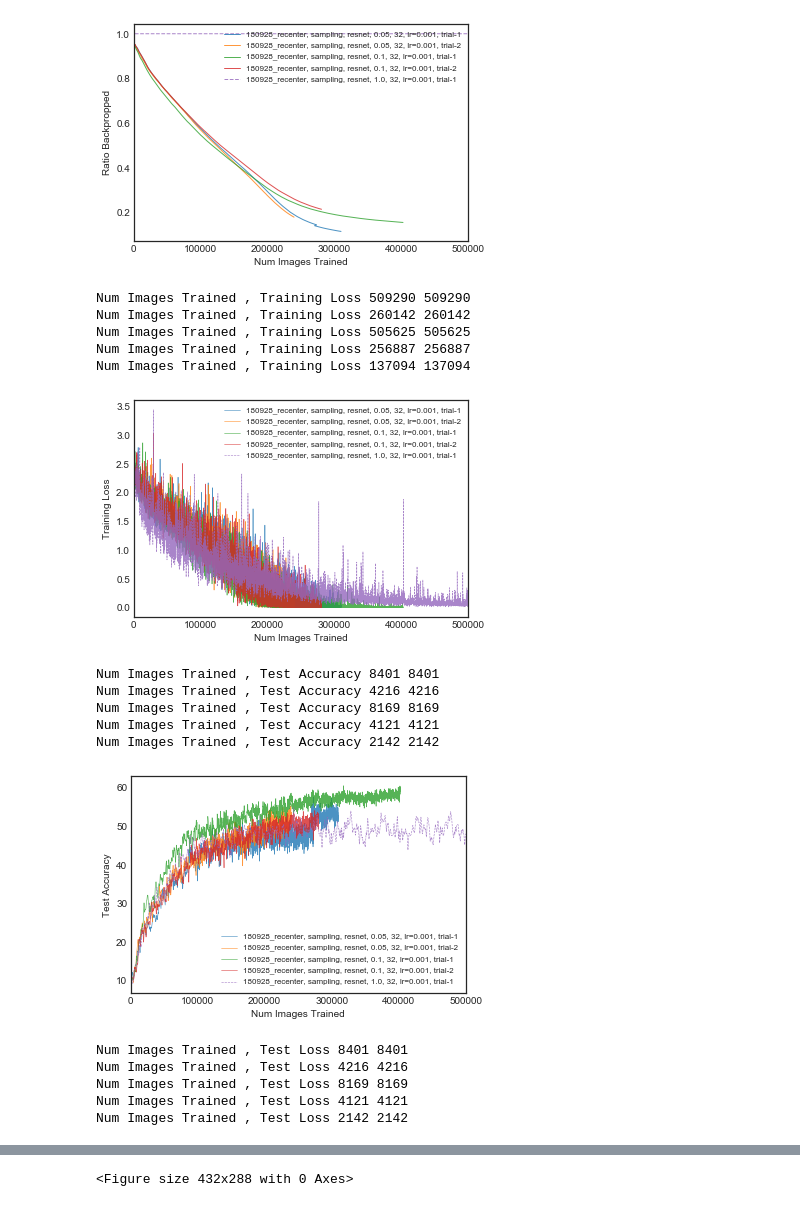
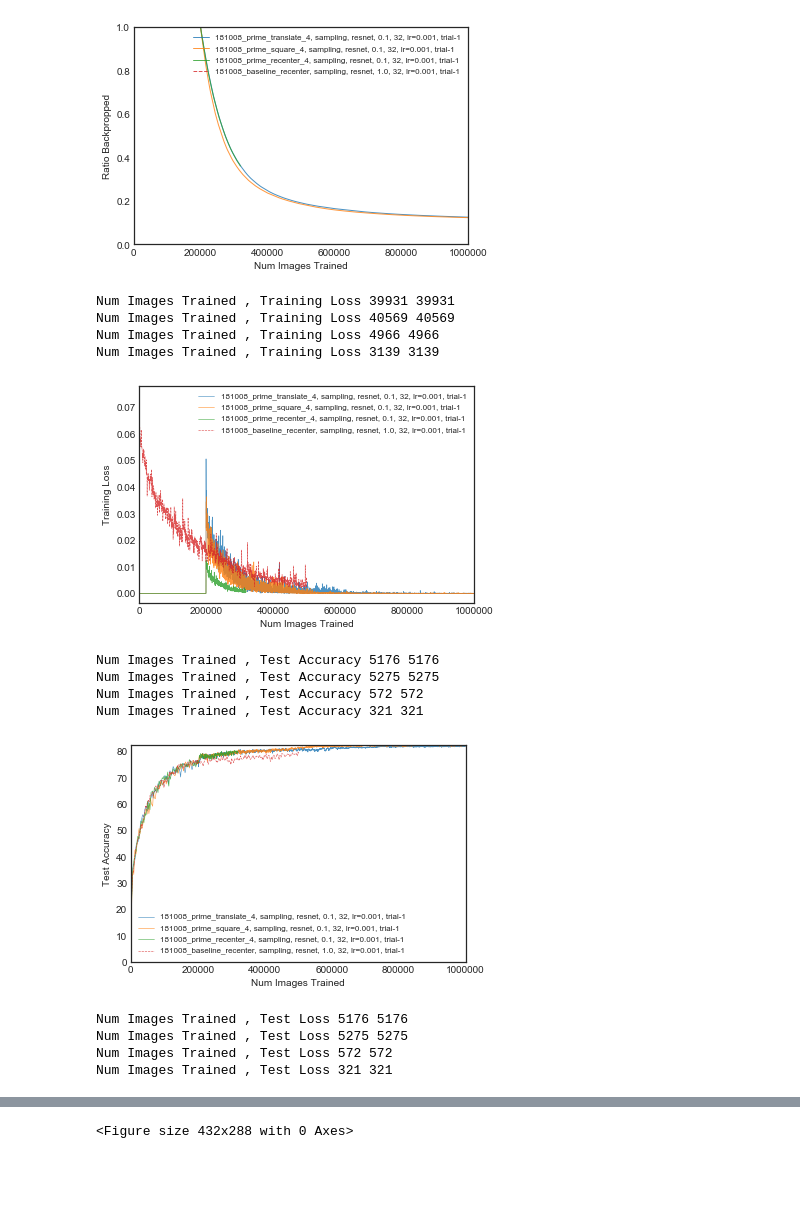
Before and after one commit to angelajiang/bias-in-datasets, a Jupyter notebook: active_learning/ipython/Attribution of Accuracy.ipynb, the cells around one changed output, grey strips where cells are left out. Cells and saved outputs as stored; diff of their text form; code cells hidden in the pictures; blank space fills up the shorter version.

```diff
--- a/active_learning/ipython/Attribution of Accuracy.ipynb
+++ b/active_learning/ipython/Attribution of Accuracy.ipynb
@@ -78,6 +78,8 @@ def parser_for(filename):
         return parse_line_v1
     if version == "v2":
         return parse_line_v2
+    if version == "v3":
+        return parse_line_v2
     else:
         Exception("Version cannot be {}".format(version))
 
@@ -240,12 +242,17 @@ def plot_experiments(experiment_names, experiments_dir, plot_dir, lrs=None, nets
     plot(test_num_backprops_by_config, test_losses_by_config, "Num Images Trained", "Test Loss", plot_dir, smoothing, lw=0.6)
 # %%
 plot_home_dir = "../plots"
-
-experiment_names = ["180928_recenter"]
 experiment_dir = "../data/output/cifar10/"
-plot_dir = "{}/181004_attribution/recenter".format(plot_home_dir)
+plot_dir = "{}/181008_batching/prime4".format(plot_home_dir)
 if not os.path.exists(plot_dir):
     os.makedirs(plot_dir)
-lrs = [0.001]
-plot_experiments(experiment_names, experiment_dir, plot_dir, lrs=lrs, trials=[1,2], smoothing=10)
+
+experiment_names = ["181007_baseline", "181008_baseline_recenter", "181008_recenter", "181008_translate", "181008_square"]
+# plot_experiments(experiment_names, experiment_dir, plot_dir, nets=["resnet"], lrs=[0.001, 0.01, 0.1], trials=[1], smoothing=1)
+
+# experiment_names = ["181007_baseline", "181008_baseline_recenter", "181008_prime_recenter_1", "181008_prime_recenter_2", "181008_prime_recenter_4",
+#                    "181008_prime_translate_2", "181008_prime_translate_4", "181008_prime_square_2", "181008_prime_square_4"]
+experiment_names = ["181008_baseline_recenter", "181008_prime_recenter_4",
+                    "181008_prime_translate_4", "181008_prime_square_4"]
+plot_experiments(experiment_names, experiment_dir, plot_dir, nets=["resnet"], lrs=[0.001, 0.01, 0.1], trials=[1], smoothing=1)
 # %% [output]
@@ -267,18 +273,15 @@ Num Images Trained , Ratio Backpropped 2141 2141
-[figure, old version]
+[figure, new version]
-Num Images Trained , Training Loss 509290 509290
-Num Images Trained , Training Loss 260142 260142
-Num Images Trained , Training Loss 505625 505625
-Num Images Trained , Training Loss 256887 256887
-Num Images Trained , Training Loss 137094 137094
+Num Images Trained , Training Loss 39931 39931
+Num Images Trained , Training Loss 40569 40569
+Num Images Trained , Training Loss 4966 4966
+Num Images Trained , Training Loss 3139 3139
-[figure, old version]
+[figure, new version]
-Num Images Trained , Test Accuracy 8401 8401
-Num Images Trained , Test Accuracy 4216 4216
-Num Images Trained , Test Accuracy 8169 8169
-Num Images Trained , Test Accuracy 4121 4121
-Num Images Trained , Test Accuracy 2142 2142
+Num Images Trained , Test Accuracy 5176 5176
+Num Images Trained , Test Accuracy 5275 5275
+Num Images Trained , Test Accuracy 572 572
+Num Images Trained , Test Accuracy 321 321
-[figure, old version]
+[figure, new version]
-Num Images Trained , Test Loss 8401 8401
-Num Images Trained , Test Loss 4216 4216
-Num Images Trained , Test Loss 8169 8169
-Num Images Trained , Test Loss 4121 4121
-Num Images Trained , Test Loss 2142 2142
+Num Images Trained , Test Loss 5176 5176
+Num Images Trained , Test Loss 5275 5275
+Num Images Trained , Test Loss 572 572
+Num Images Trained , Test Loss 321 321
```
Also changed, not shown: parts of 8 cells of this notebook, 1 other file.
